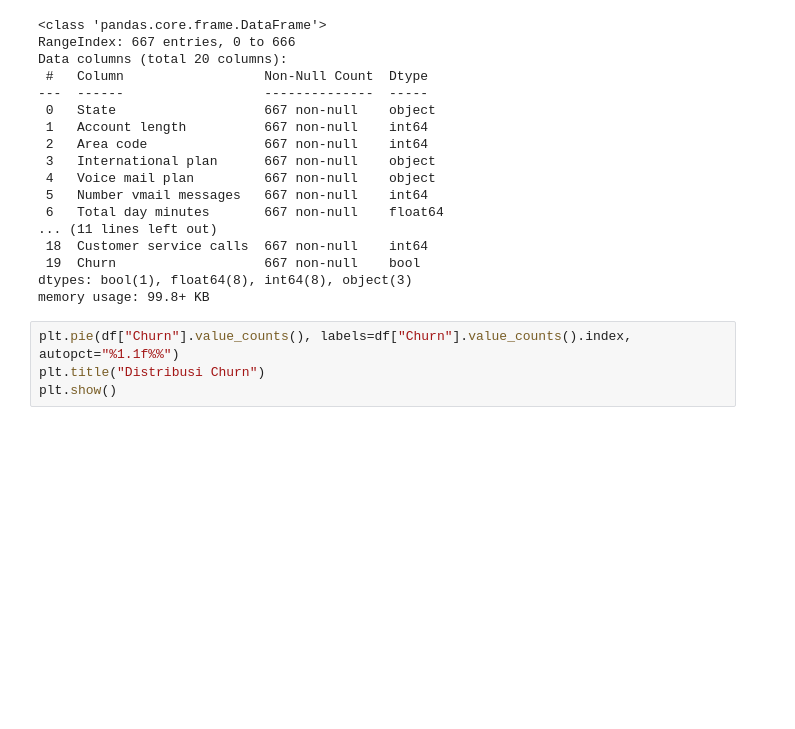
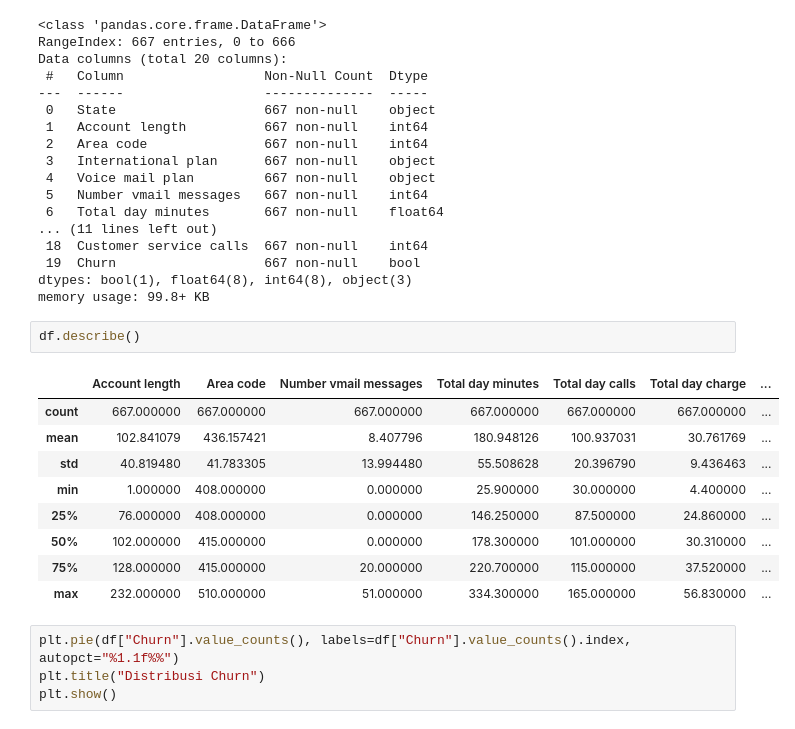
Before and after one commit to mafudsetiono/Churn-Analysis, a Jupyter notebook: Churn_Classification.ipynb, the cells around one changed output. Cells and saved outputs as stored; diff of their text form; blank space fills up the shorter version.

```diff
--- a/Churn_Classification.ipynb
+++ b/Churn_Classification.ipynb
@@ -85,6 +85,18 @@ Data columns (total 20 columns):
  19  Churn                   667 non-null    bool
 dtypes: bool(1), float64(8), int64(8), object(3)
 memory usage: 99.8+ KB
+# %%
+df.describe()
+# %% [output]
+|  | Account length | Area code | Number vmail messages | Total day minutes | Total day calls | Total day charge | ... |
+| count | 667.000000 | 667.000000 | 667.000000 | 667.000000 | 667.000000 | 667.000000 | ... |
+| mean | 102.841079 | 436.157421 | 8.407796 | 180.948126 | 100.937031 | 30.761769 | ... |
+| std | 40.819480 | 41.783305 | 13.994480 | 55.508628 | 20.396790 | 9.436463 | ... |
+| min | 1.000000 | 408.000000 | 0.000000 | 25.900000 | 30.000000 | 4.400000 | ... |
+| 25% | 76.000000 | 408.000000 | 0.000000 | 146.250000 | 87.500000 | 24.860000 | ... |
+| 50% | 102.000000 | 415.000000 | 0.000000 | 178.300000 | 101.000000 | 30.310000 | ... |
+| 75% | 128.000000 | 415.000000 | 20.000000 | 220.700000 | 115.000000 | 37.520000 | ... |
+| max | 232.000000 | 510.000000 | 51.000000 | 334.300000 | 165.000000 | 56.830000 | ... |
 # %%
 plt.pie(df["Churn"].value_counts(), labels=df["Churn"].value_counts().index, autopct="%1.1f%%")
 plt.title("Distribusi Churn")
```
Also changed, not shown: parts of 23 cells of this notebook.
